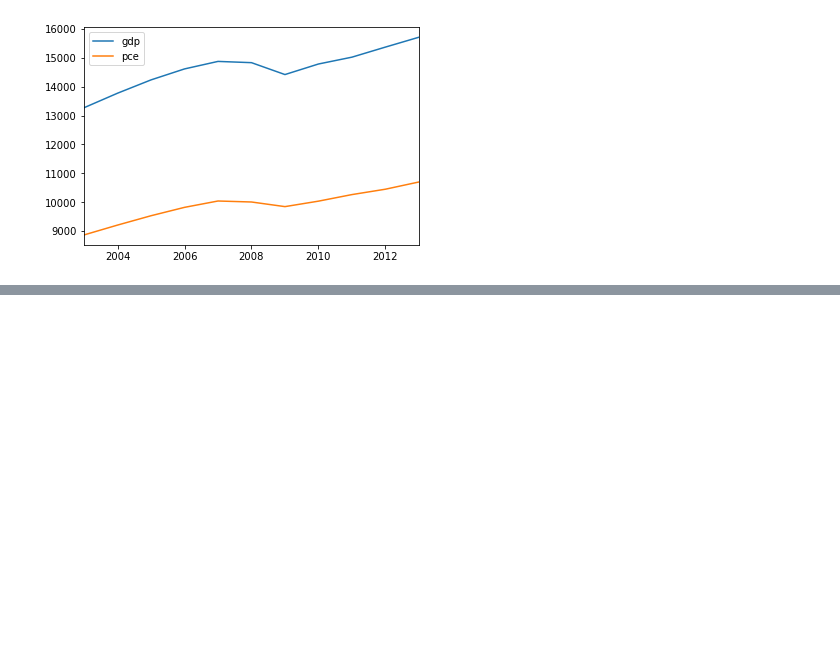
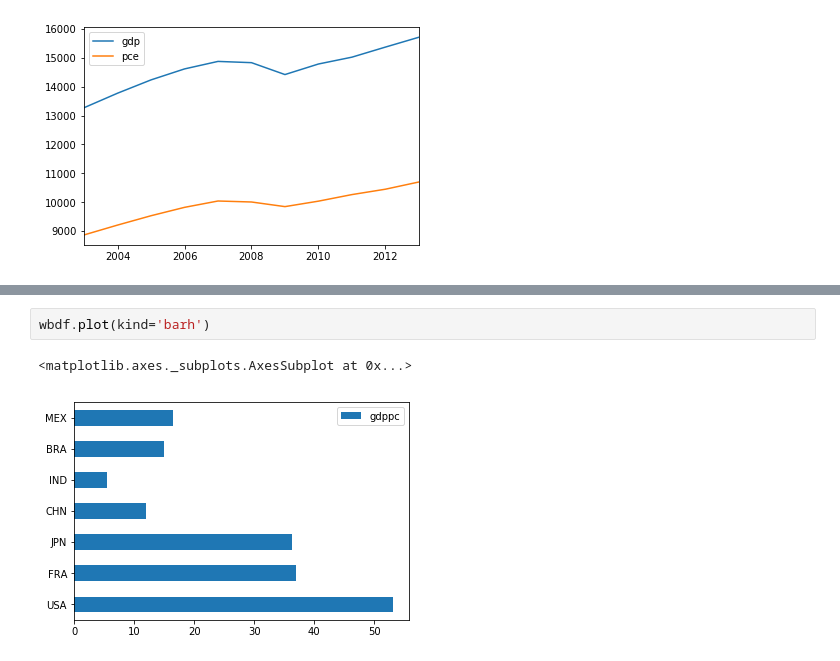
Before and after one commit to missyalienn/nyuDataBootcamp, a Jupyter notebook: bootcamp_sandbox.ipynb, the cells around one changed output, grey strips where cells are left out. Saved outputs shown, nothing was run; the diff lists cells and outputs as text; blank space fills up the shorter version.

```diff
--- a/bootcamp_sandbox.ipynb
+++ b/bootcamp_sandbox.ipynb
@@ -113,0 +144,5 @@ us.plot(ax=ax,
+# %%
+wbdf.plot(kind='barh')
+# %% [output]
+<matplotlib.axes._subplots.AxesSubplot at 0x...>
+[figure, added]
```
Also changed, not shown: parts of 10 cells of this notebook.
